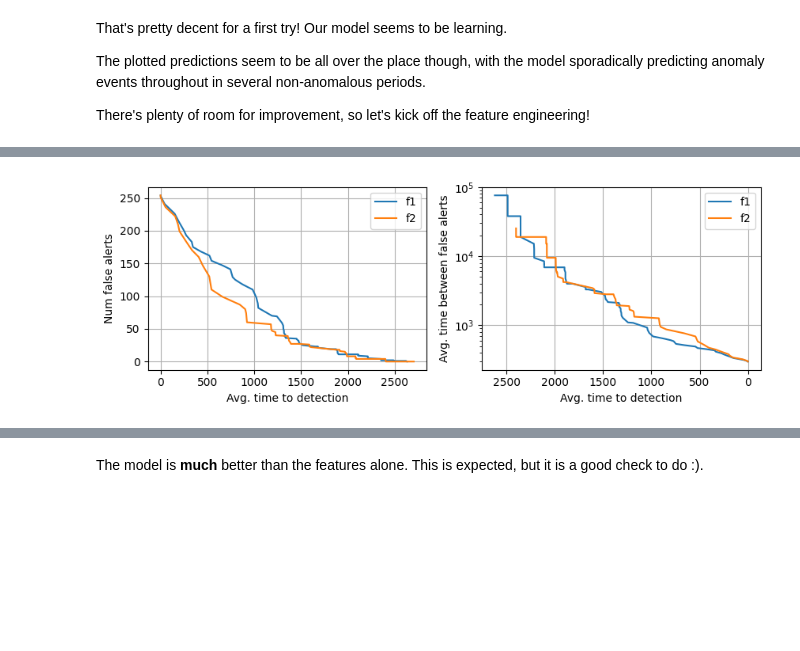
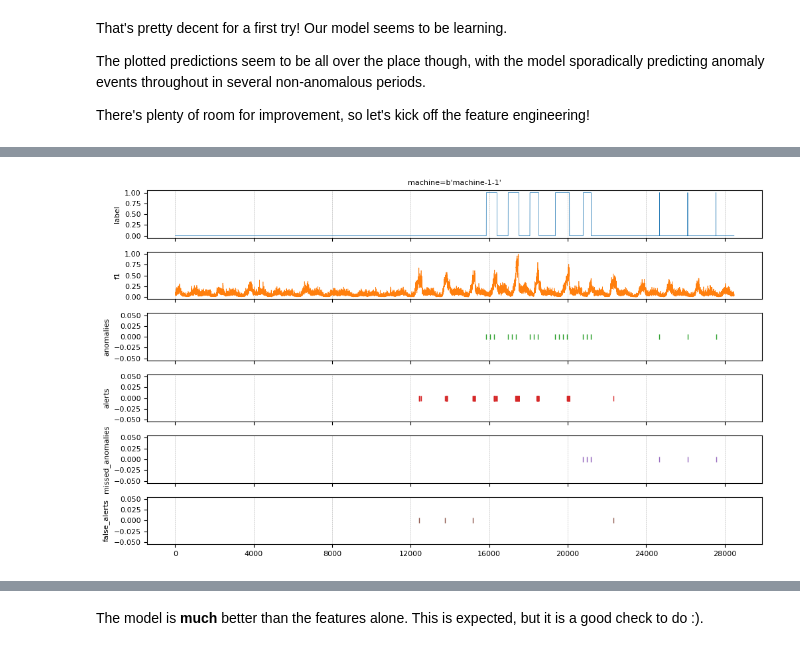
Before and after one commit to google/temporian, a Jupyter notebook: docs/src/tutorials/anomaly_detection_unsupervised.ipynb, the cells around one changed output, grey strips where cells are left out. Saved outputs shown, nothing was run; the diff lists cells and outputs as text; code cells hidden in the pictures; blank space fills up the shorter version.

```diff
--- a/docs/src/tutorials/anomaly_detection_unsupervised.ipynb
+++ b/docs/src/tutorials/anomaly_detection_unsupervised.ipynb
@@ -46,7 +44,6 @@ Let's list the machine names, and download records locally.
 # %%
-machines_per_group = [2, 1, 0] # Only 3 machines
-# machines_per_group = [8, 9, 11] # Full dataset
+machines_per_group = [8, 9, 11]
 
 machines = [f"machine-{group}-{id}" for group, machine in zip(range(1, 4), machines_per_group) for id in range(1, machine + 1)]
-machines
+print("{len(machines)} machines")
 # %% [output]
@@ -363,73 +408,107 @@ class ThresholdEval:
 
     threshold: float
     num_false_alerts: int
-    num_missed_targets: int
+    num_missed_anomalies: int
     average_time_to_detection: float
     total_record_duration: float
+    num_machines: int
 
-# TODO: Add AMOC in Temporian
 def compute_detection_amoc(target : tp.EventSet,
                    signal : tp.EventSet,
                    detection_thresholds: List[float] = np.linspace(0,1,100, dtype=np.float32).tolist(),
-                   abnomaly_window : float = 1000.,
-                   abnomaly_shutoff : float = 200.,
+                   anomaly_window : float = 1000.,
+                   anomaly_shutoff : float = 200.,
                    false_alert_shutoff : float = 200.,
+                   plot_first: bool = True,
                   ) -> List[ThresholdEval]:
     """Computes a detection AMOC.
 
     Args:
-        target: A boolean feature defining an abnomaly to detect.
-        signal: A numerical feature detecting recent abnomalies. A signal above a threshold becomes an alert.
+        target: A boolean feature defining an anomaly to detect.
+        signal: A numerical feature detecting recent anomalies. A signal above a threshold becomes an alert.
         detection_thresholds: List of evaluated detection thresholds applied on the "signal".
-        abnomaly_window: For how long an abnomaly can be detected.
-        abnomaly_shutoff: Minimum distance between two abnomalies.
+        anomaly_window: For how long an anomaly can be detected.
+        anomaly_shutoff: Minimum distance between two anomalies.
         false_alert_shutoff: Minimum distance between two missed alerts.
+        plot_first: Plot the alerts, anomalies of the first index and the mid-threshold.
     """
 
     # List the anomalies
-    abnomalies = target.cast(tp.bool_).filter()
-    abnomalies = abnomalies.filter_moving_count(abnomaly_shutoff)
+    anomalies = target.cast(tp.bool_).filter()
+    anomalies = anomalies.filter_moving_count(anomaly_shutoff)
 
     # Final timestamp used to collect all the metrics.
     end_of_records = signal.end()
     end_of_records_global = end_of_records.drop_index(keep=False).end()
 
     def sum_by_index(evtset) -> int:
-        """Sums and returns the last value of a feature in all the indexes."""
-        assert len(evtset.schema.features) == 1
+        """Sums of the last value of a feature in all the indexes."""
+        assert len(evtset.schema.features) == 1 # There should be only one feature
+
         return float(evtset.drop_index(keep=False).cumsum(sampling=end_of_records_global).get_arbitrary_index_data().features[0][0])
 
     # The duration of record in each index is the time distance between the first and last event.
     record_duration = signal.begin().since_last(sampling=signal.end())
     total_record_duration = sum_by_index(record_duration)
+    print("total_record_duration:",total_record_duration)
+
+    # There is one index per machine
+    num_machines = len(target.data)
+    print("num_machines:",num_machines)
+
+    num_anomalies = int(anomalies.drop_index(keep=False).moving_count(np.inf, sampling=end_of_records_global).get_arbitrary_index_data().features[0][0])
+    print("num_anomalies:",num_anomalies)
+
+    # Can also be computed this way:
+    assert num_anomalies == np.sum([len(machine.timestamps) for key, machine in anomalies.data.items()])
 
     amoc = []
 
-    for threshold in detection_thresholds:
-        alerts = (signal >= threshold).filter()
+    for threshold_idx, threshold in enumerate(detection_thresholds):
+        is_mid_threshold = threshold_idx == (len(detection_thresholds)//2)
+
+        alerts = (signal >= threshold).filter()[[]]
 
         # False alerts
-        false_alerts = tp.equal_scalar(abnomalies.moving_count(abnomaly_window, sampling=alerts), 0).filter()
+        false_alerts = tp.equal_scalar(anomalies.moving_count(anomaly_window, sampling=alerts), 0).filter()
         false_alerts = false_alerts.filter_moving_count(false_alert_shutoff)
         num_false_alerts = false_alerts.moving_count(np.inf, sampling=end_of_records)
 
         # Missed targets
-        missed_abnomalies = tp.equal_scalar(alerts.moving_count(abnomaly_window, sampling=abnomalies.lag(abnomaly_window)), 0).filter().leak(abnomaly_window)
-        missed_abnomalies = missed_abnomalies.filter_moving_count(false_alert_shutoff)
-        num_missed_targets = missed_abnomalies.moving_count(np.inf, sampling=end_of_records)
+        missed_anomalies = tp.equal_scalar(alerts.moving_count(anomaly_window, sampling=anomalies.lag(anomaly_window)), 0).filter().leak(anomaly_window)
+        missed_anomalies = missed_anomalies.filter_moving_count(false_alert_shutoff)
+        num_missed_anomalies = missed_anomalies.moving_count(np.inf, sampling=end_of_records)
 
         # Time to detection
-        time_to_detection = abnomalies.until_next(sampling=alerts, timeout=abnomaly_window)
-        # Set the time to detection of non detected abnomalies with the maximum abnomaly_window.
-        time_to_detection = tp.isnan(time_to_detection).where(abnomaly_window, time_to_detection)
-        average_time_to_detection = time_to_detection.simple_moving_average(np.inf, sampling=end_of_records)
+        time_to_detection = anomalies.until_next(sampling=alerts, timeout=anomaly_window)
+        # Set the time to detection of non detected anomalies with the maximum anomaly_window.
+        time_to_detection = tp.isnan(time_to_detection).where(anomaly_window, time_to_detection)
+        # Note: Some machines don't have alerts
+        sum_time_to_detection = time_to_detection.cumsum(sampling=end_of_records)
+
+        if plot_first and is_mid_threshold:
+            anomalies.name = "anomalies"
+            alerts.name = "alerts"
+            missed_anomalies.name = "missed_anomalies"
+            false_alerts.name = "false_alerts"
+            tp.plot([
+                target,
+                signal,
+                anomalies,
+                alerts,
+                missed_anomalies,
+                false_alerts
+                ],
+                    indexes="machine-1-1",
+                   height_per_plot_px=100)
 
         amoc.append(ThresholdEval(
             threshold=threshold,
-            num_false_alerts=sum_by_index(num_false_alerts),
-            num_missed_targets=sum_by_index(num_missed_targets),
-            average_time_to_detection=sum_by_index(average_time_to_detection),
-            total_record_duration=total_record_duration,
+            num_false_alerts=sum_by_index(num_false_alerts) / num_machines,
+            num_missed_anomalies=sum_by_index(num_missed_anomalies) / num_machines,
+            average_time_to_detection=sum_by_index(sum_time_to_detection) / num_anomalies,
+            total_record_duration=total_record_duration / num_machines,
+            num_machines=num_machines,
         ))
 
     return amoc
@@ -452,7 +531,7 @@ def plot_detection_amoc(amoc_dict: Dict[str, List[ThresholdEval]]):
 
     ax = axs[0,0]
     ax.set_xlabel("Avg. time to detection")
-    ax.set_ylabel("Num false alerts")
+    ax.set_ylabel("Num. false alerts")
     ax.legend()
     ax.grid(True)
 
@@ -465,7 +544,7 @@ def plot_detection_amoc(amoc_dict: Dict[str, List[ThresholdEval]]):
     ax.grid(True)
 
 amoc_f1 = compute_detection_amoc(evset["label"], evset["f1"])
-amoc_f2 = compute_detection_amoc(evset["label"], evset["f2"])
+amoc_f2 = compute_detection_amoc(evset["label"], evset["f2"], plot_first=False)
 
 plot_detection_amoc({
     "f1":amoc_f1,
@@ -475 +556 @@ plot_detection_amoc({
-[figure, old version]
+[figure, new version]
```
Also changed, not shown: parts of 21 cells of this notebook, 1 other file.
